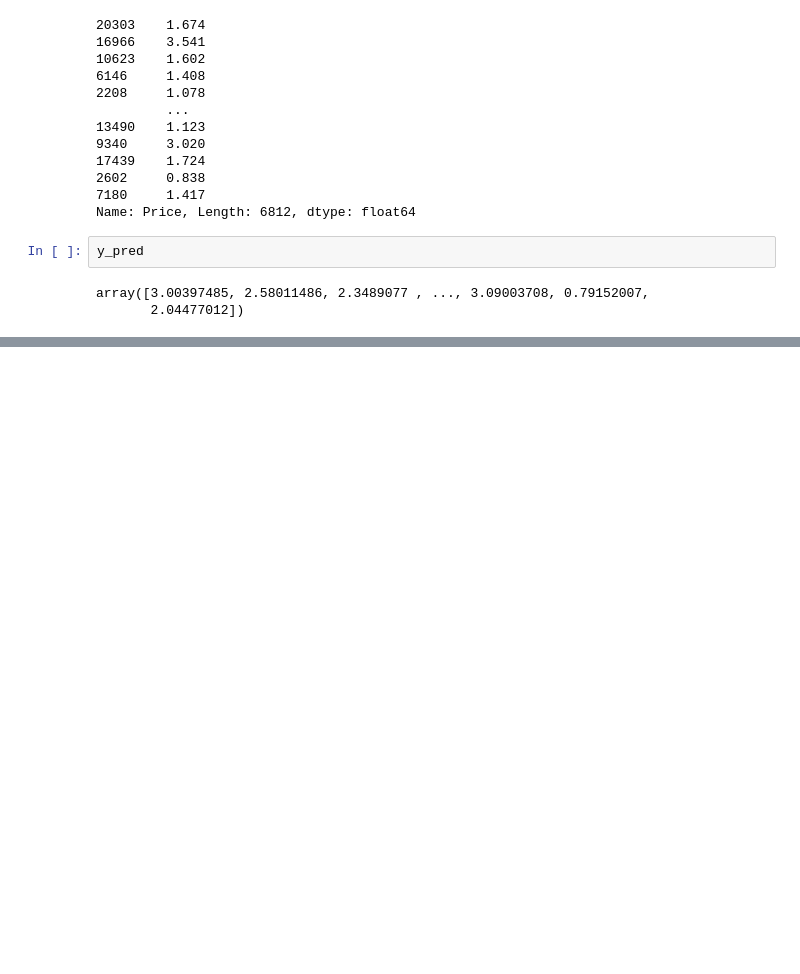
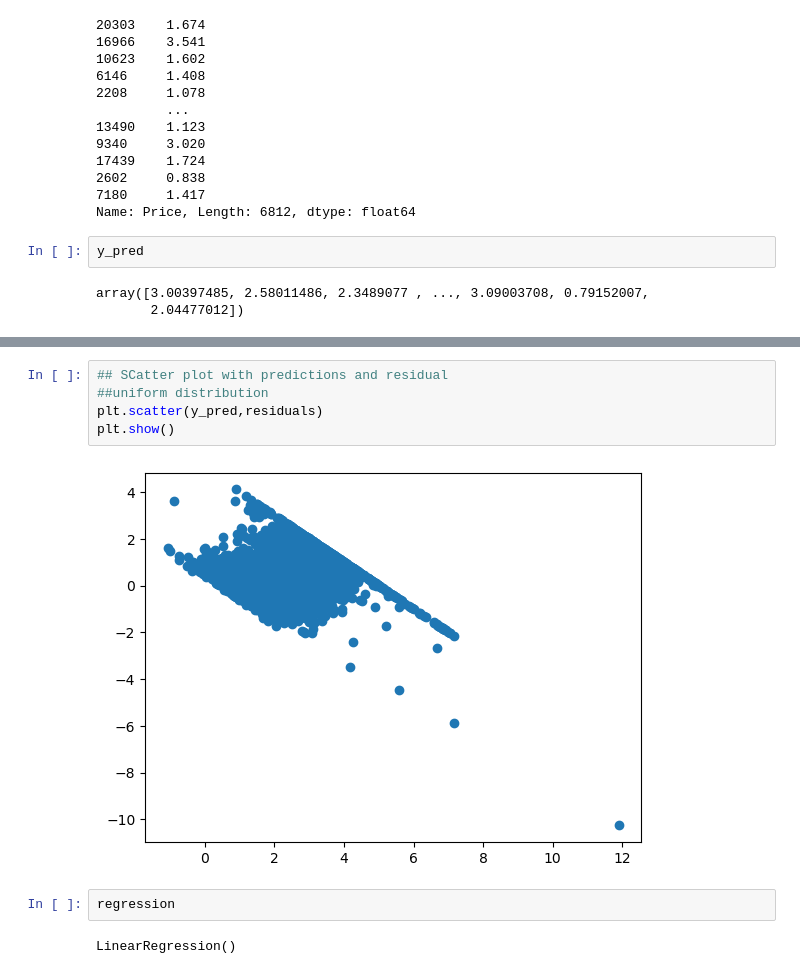
Before and after one commit to nsn-mah6/multiple_linear_regression, a Jupyter notebook: multiple_linear_regression.ipynb, the cells around one changed output, grey strips where cells are left out. Saved outputs shown, nothing was run; the diff lists cells and outputs as text; blank space fills up the shorter version.

```diff
--- a/multiple_linear_regression.ipynb
+++ b/multiple_linear_regression.ipynb
@@ -291,0 +348,11 @@ array([3.00397485, 2.58011486, 2.3489077 , ..., 3.09003708, 0.79152007,
+# %%
+## SCatter plot with predictions and residual
+##uniform distribution
+plt.scatter(y_pred,residuals)
+plt.show()
+# %% [output]
+[figure, added]
+# %%
+regression
+# %% [output]
+LinearRegression()
```
Also changed, not shown: parts of 8 cells of this notebook.
